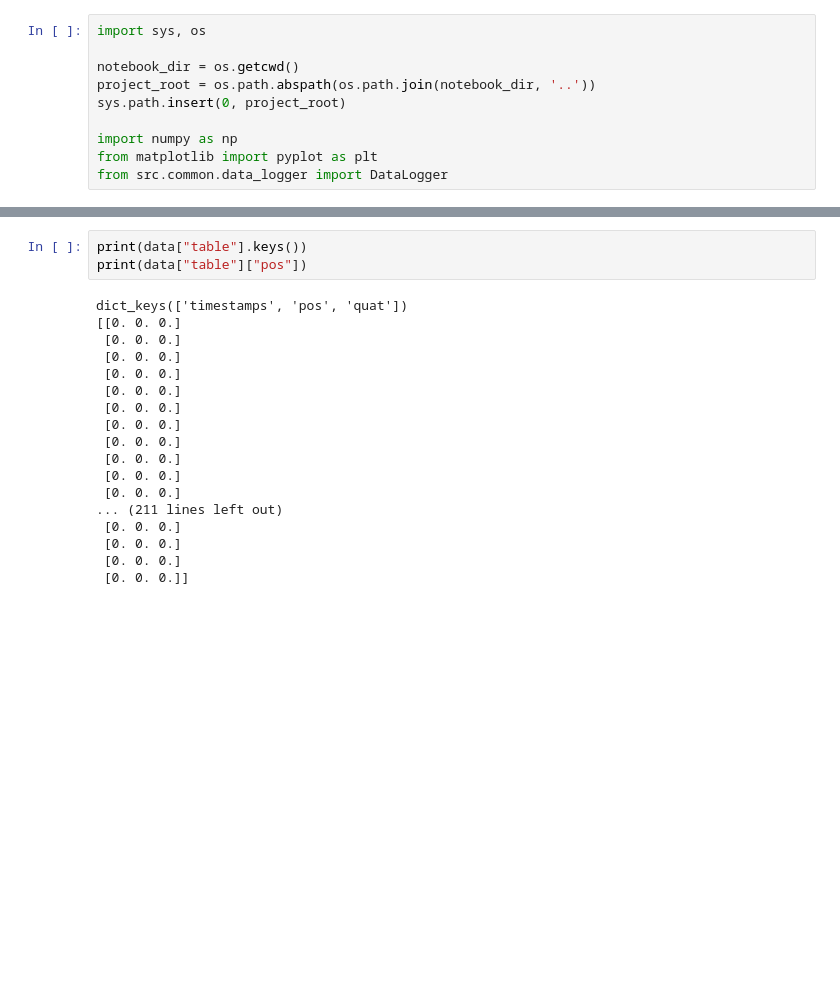
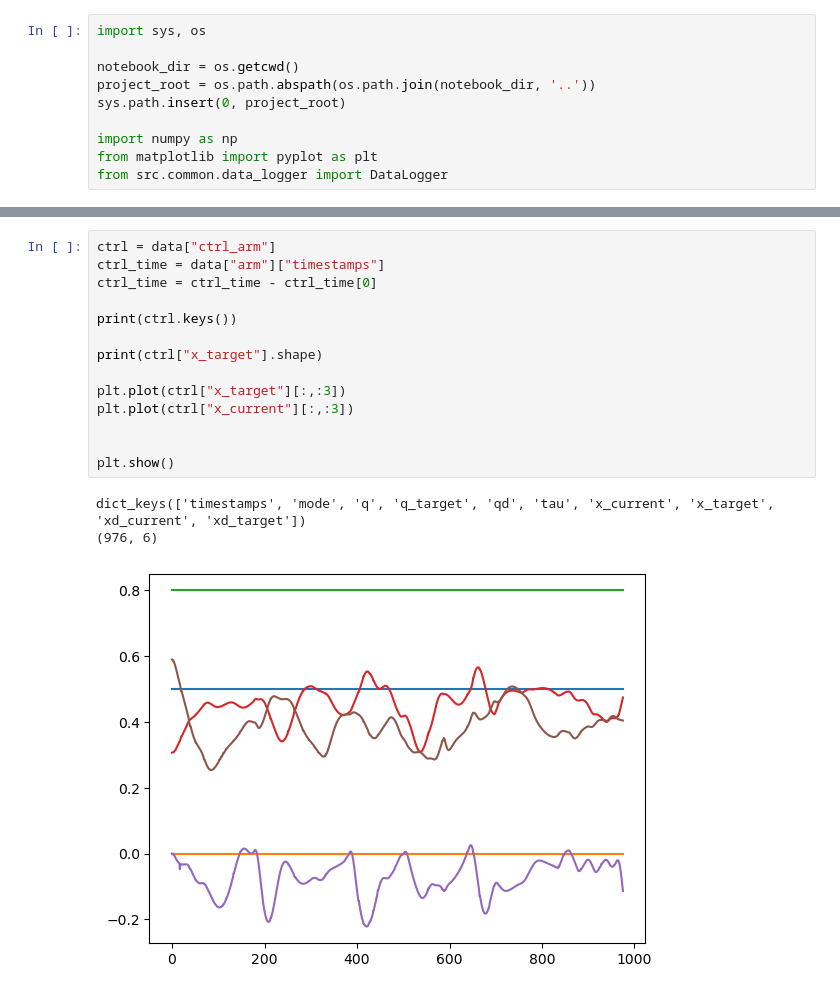
Before and after one commit to AlexanderWegenerRobotics/vision-mpc, a Jupyter notebook: scripts/analyze_controller.ipynb, the cells around one changed output, grey strips where cells are left out. Cells and saved outputs as stored; diff of their text form; blank space fills up the shorter version.

```diff
--- a/scripts/analyze_controller.ipynb
+++ b/scripts/analyze_controller.ipynb
@@ -43,21 +48,18 @@ plt.show()
 # %%
-print(data["table"].keys())
-print(data["table"]["pos"])
+ctrl = data["ctrl_arm"]
+ctrl_time = data["arm"]["timestamps"]
+ctrl_time = ctrl_time - ctrl_time[0]
+
+print(ctrl.keys())
+
+print(ctrl["x_target"].shape)
+
+plt.plot(ctrl["x_target"][:,:3])
+plt.plot(ctrl["x_current"][:,:3])
+
+
+plt.show()
 # %% [output]
-dict_keys(['timestamps', 'pos', 'quat'])
-[[0. 0. 0.]
- [0. 0. 0.]
- [0. 0. 0.]
- [0. 0. 0.]
- [0. 0. 0.]
- [0. 0. 0.]
- [0. 0. 0.]
- [0. 0. 0.]
- [0. 0. 0.]
- [0. 0. 0.]
- [0. 0. 0.]
-... (211 lines left out)
- [0. 0. 0.]
- [0. 0. 0.]
- [0. 0. 0.]
- [0. 0. 0.]]
+dict_keys(['timestamps', 'mode', 'q', 'q_target', 'qd', 'tau', 'x_current', 'x_target', 'xd_current', 'xd_target'])
+(976, 6)
+[figure, added]
```
Also changed, not shown: parts of 2 cells of this notebook, 12 other files.
